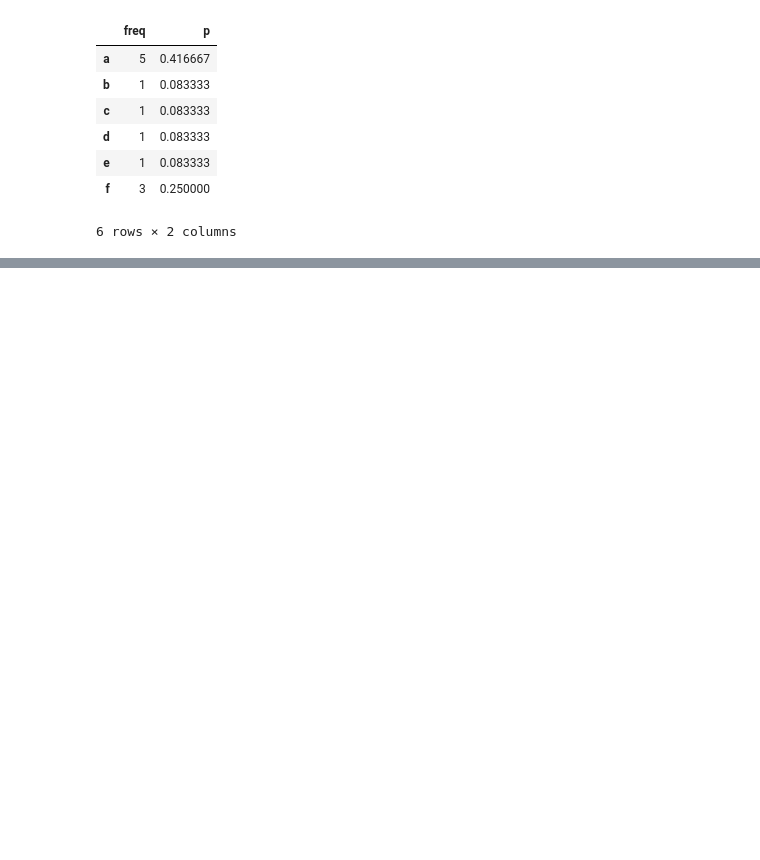
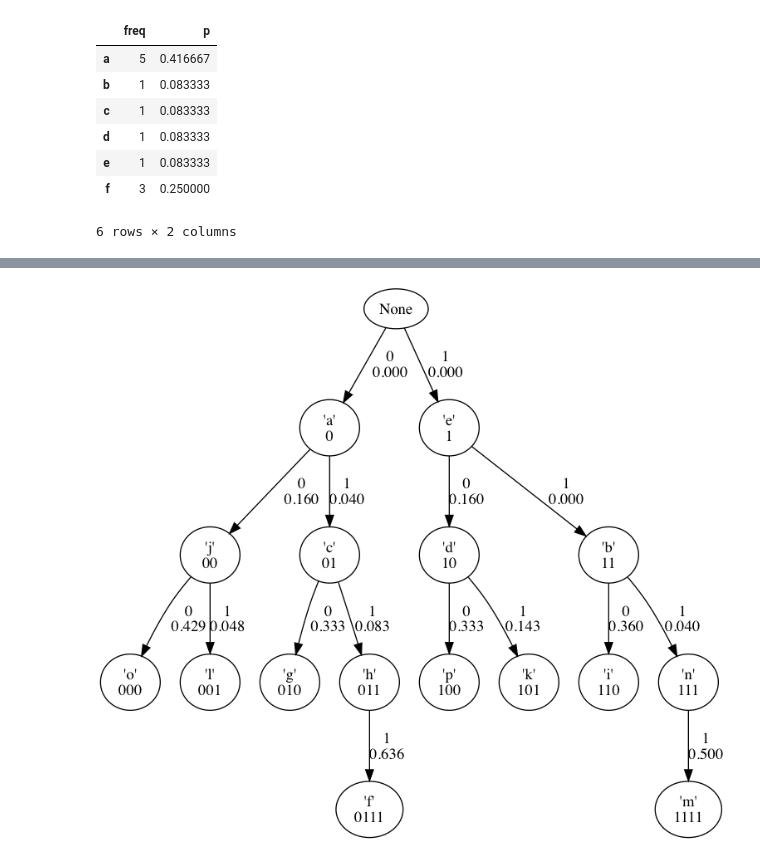
Before and after one commit to jordanlewis/sidedrive, a Jupyter notebook: babbler/cheerios_scratch.ipynb, the cells around one changed output, grey strips where cells are left out. Saved outputs shown, nothing was run; the diff lists cells and outputs as text; code cells hidden in the pictures; blank space fills up the shorter version.

Commit message:
fixes, tree balancing, visualization

```diff
--- a/babbler/cheerios_scratch.ipynb
+++ b/babbler/cheerios_scratch.ipynb
@@ -93,0 +98,6 @@ cc.pmf().frame()
+# %%
+from random import randint
+pmf = PMF()
+for i in xrange(100) :
+    pmf.count(chr(ord('a') + randint(0,15)))
+pmf.frame()
@@ -93,0 +123,6 @@ cc.pmf().frame()
+# %%
+cc = CC(pmf)
+g = cc.graph()
+Image(g.create_png())
+# %% [output]
+[figure, added]
```
Also changed, not shown: parts of 12 cells of this notebook, 3 other files.
